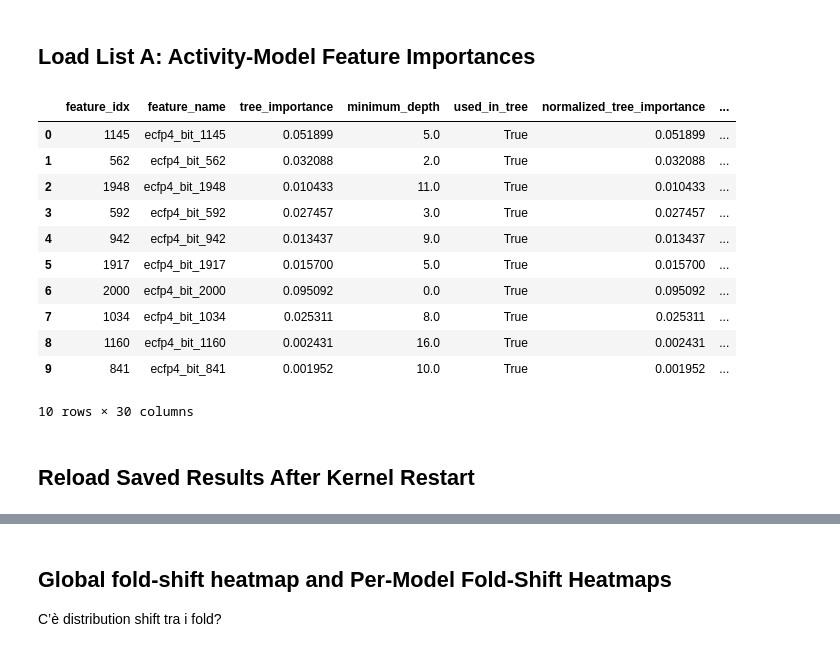
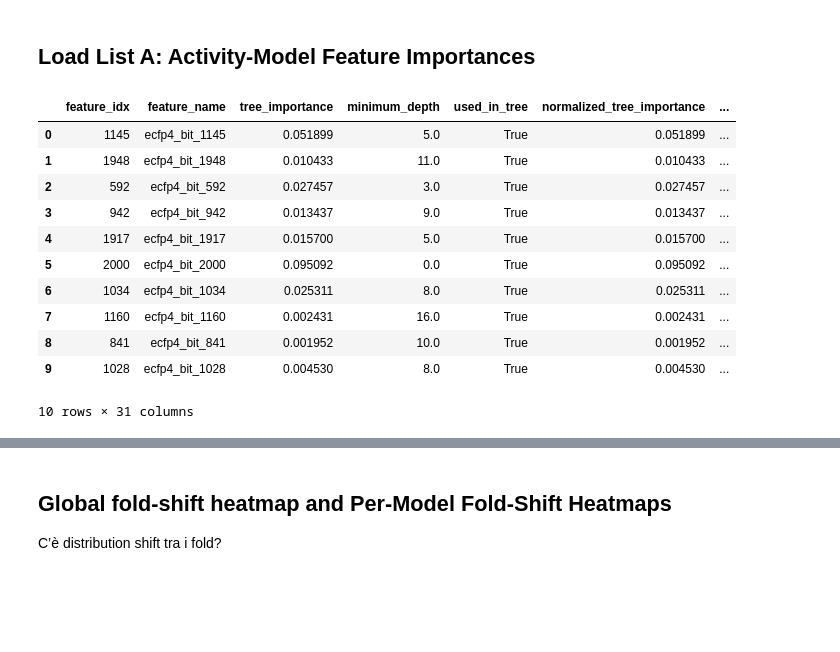
Before and after one commit to francescocapria/drug-discovery-lohi, a Jupyter notebook: notebooks/distribution_shift_analysis/classifier_shift_test_all_hi.ipynb, the cells around one changed output, grey strips where cells are left out. Cells and saved outputs as stored; diff of their text form; code cells hidden in the pictures; blank space fills up the shorter version.

Commit message:
Modificata feature importance per list b

```diff
--- a/notebooks/distribution_shift_analysis/classifier_shift_test_all_hi.ipynb
+++ b/notebooks/distribution_shift_analysis/classifier_shift_test_all_hi.ipynb
@@ -1280,51 +1394,54 @@ if "importance_value" not in df_listA.columns:
         "Re-run 01_cross_dataset_tables_hi.ipynb first."
     )
 
-df_listA["activity_importance"] = (
+df_listA["importance_value_numeric"] = (
     df_listA["importance_value"]
     .fillna(0)
     .astype(float)
-    .abs()
+)
+
+df_listA["activity_importance"] = np.where(
+    df_listA["model"].eq("DT"),
+    df_listA["importance_value_numeric"].clip(lower=0.0),
+    df_listA["importance_value_numeric"].abs(),
 )
 
 sort_cols = ["dataset", "model", "fingerprint", "protocol", "fold"]
 
 df_listA = (
     df_listA
     .sort_values(sort_cols + ["activity_importance"],
                  ascending=[True] * len(sort_cols) + [False])
     .reset_index(drop=True)
 )
 
 df_listA["activity_rank"] = (
     df_listA
     .groupby(sort_cols)["activity_importance"]
     .rank(method="first", ascending=False)
     .astype(int)
 )
 
 df_listA.to_csv(
     OUT_ROOT / "cross_dataset_listA_activity_feature_importance.csv",
     index=False,
 )
 
 display(
     df_listA
     .query("activity_rank <= 10")
     .head(10)
 )
 # %% [output]
 |  | feature_idx | feature_name | tree_importance | minimum_depth | used_in_tree | normalized_tree_importance | ... |
 | 0 | 1145 | ecfp4_bit_1145 | 0.051899 | 5.0 | True | 0.051899 | ... |
-| 1 | 562 | ecfp4_bit_562 | 0.032088 | 2.0 | True | 0.032088 | ... |
-| 2 | 1948 | ecfp4_bit_1948 | 0.010433 | 11.0 | True | 0.010433 | ... |
-| 3 | 592 | ecfp4_bit_592 | 0.027457 | 3.0 | True | 0.027457 | ... |
-| 4 | 942 | ecfp4_bit_942 | 0.013437 | 9.0 | True | 0.013437 | ... |
-| 5 | 1917 | ecfp4_bit_1917 | 0.015700 | 5.0 | True | 0.015700 | ... |
-| 6 | 2000 | ecfp4_bit_2000 | 0.095092 | 0.0 | True | 0.095092 | ... |
-| 7 | 1034 | ecfp4_bit_1034 | 0.025311 | 8.0 | True | 0.025311 | ... |
-| 8 | 1160 | ecfp4_bit_1160 | 0.002431 | 16.0 | True | 0.002431 | ... |
-| 9 | 841 | ecfp4_bit_841 | 0.001952 | 10.0 | True | 0.001952 | ... |
+| 1 | 1948 | ecfp4_bit_1948 | 0.010433 | 11.0 | True | 0.010433 | ... |
+| 2 | 592 | ecfp4_bit_592 | 0.027457 | 3.0 | True | 0.027457 | ... |
+| 3 | 942 | ecfp4_bit_942 | 0.013437 | 9.0 | True | 0.013437 | ... |
+| 4 | 1917 | ecfp4_bit_1917 | 0.015700 | 5.0 | True | 0.015700 | ... |
+| 5 | 2000 | ecfp4_bit_2000 | 0.095092 | 0.0 | True | 0.095092 | ... |
+| 6 | 1034 | ecfp4_bit_1034 | 0.025311 | 8.0 | True | 0.025311 | ... |
+| 7 | 1160 | ecfp4_bit_1160 | 0.002431 | 16.0 | True | 0.002431 | ... |
+| 8 | 841 | ecfp4_bit_841 | 0.001952 | 10.0 | True | 0.001952 | ... |
+| 9 | 1028 | ecfp4_bit_1028 | 0.004530 | 8.0 | True | 0.004530 | ... |
-10 rows × 30 columns
+10 rows × 31 columns
-# %% [markdown]
-## Reload Saved Results After Kernel Restart
```
Also changed, not shown: parts of 11 cells of this notebook, 2 other files.
